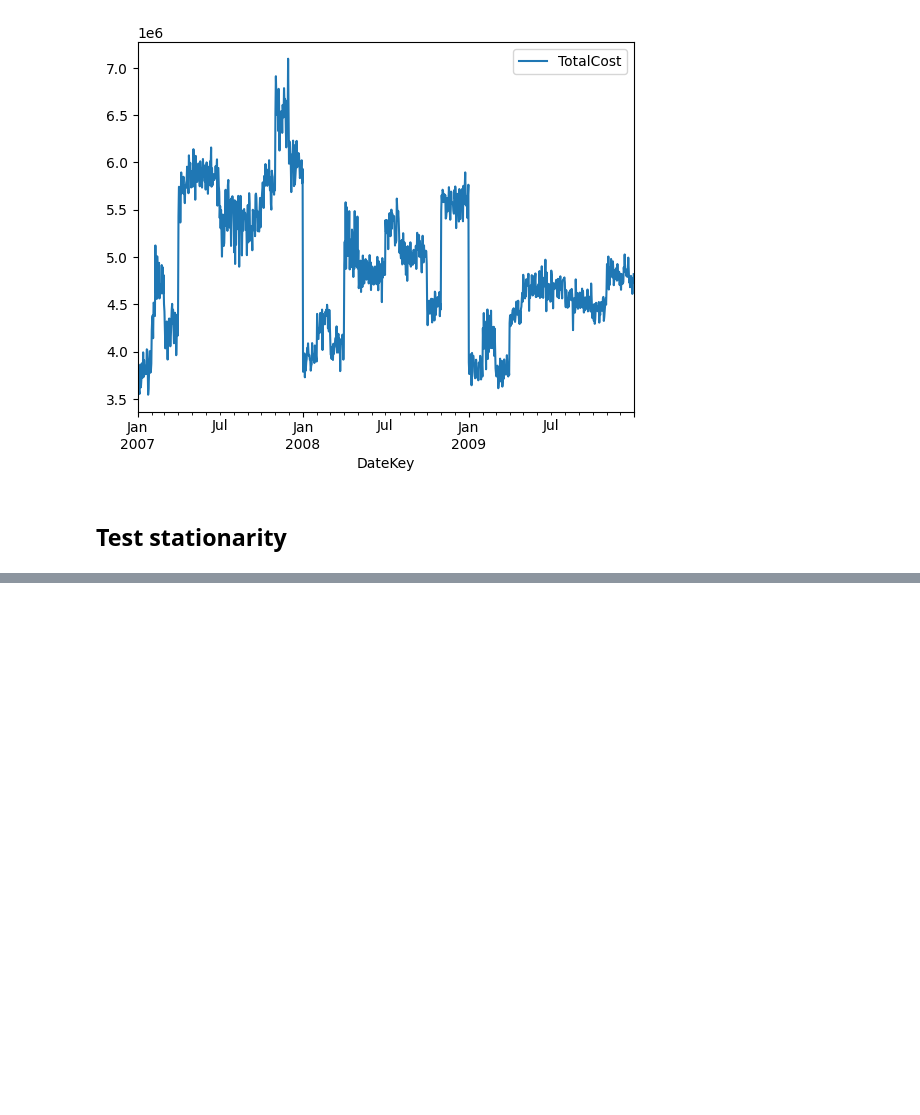
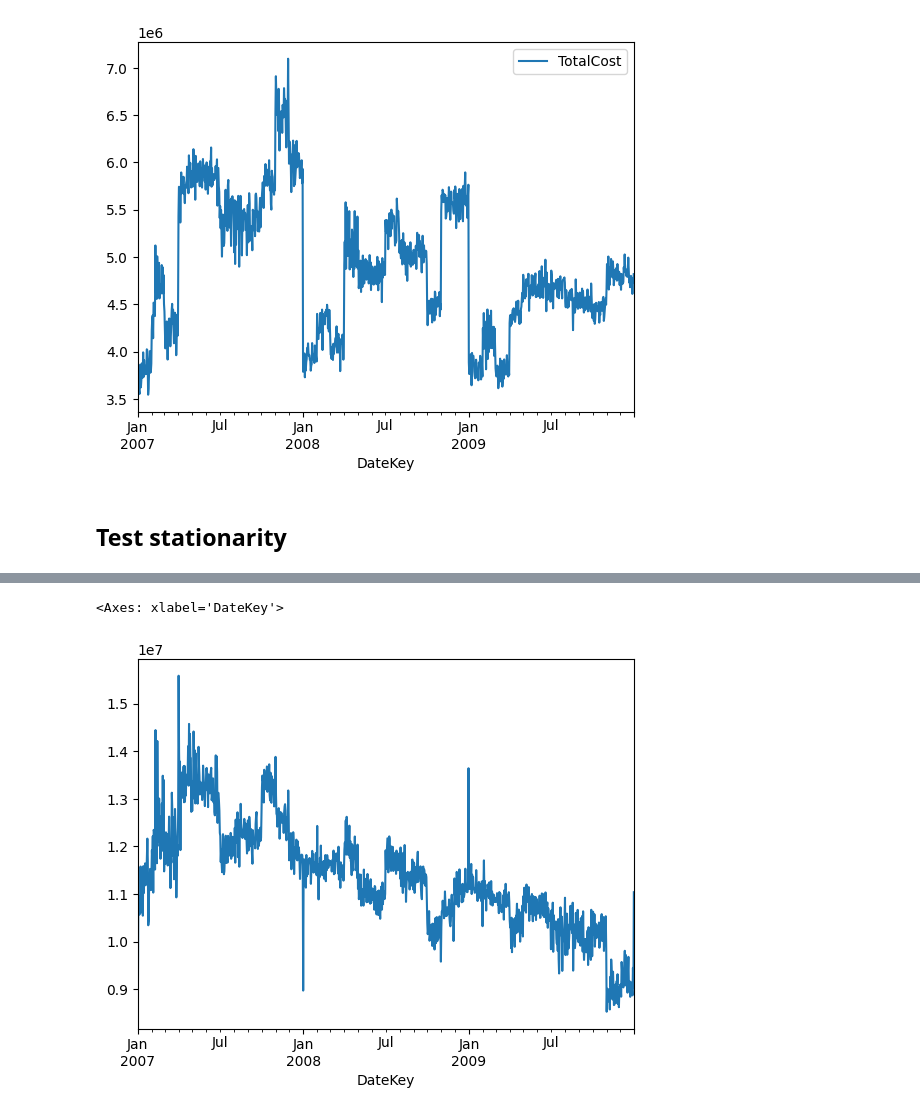
Before and after one commit to kai-pre/sales-ninja, a Jupyter notebook: notebooks/kai_timeseries-mvp.ipynb, the cells around one changed output, grey strips where cells are left out. Cells and saved outputs as stored; diff of their text form; code cells hidden in the pictures; blank space fills up the shorter version.

```diff
--- a/notebooks/kai_timeseries-mvp.ipynb
+++ b/notebooks/kai_timeseries-mvp.ipynb
@@ -209,0 +231,6 @@ adfuller(data.SalesAmount)[1]  # p-value
+# %%
+## Trend + residuals
+(data_seasonal["SalesAmount"].values/result_mul.seasonal).plot()
+# %% [output]
+<Axes: xlabel='DateKey'>
+[figure, added]
```
Also changed, not shown: parts of 47 cells of this notebook.
